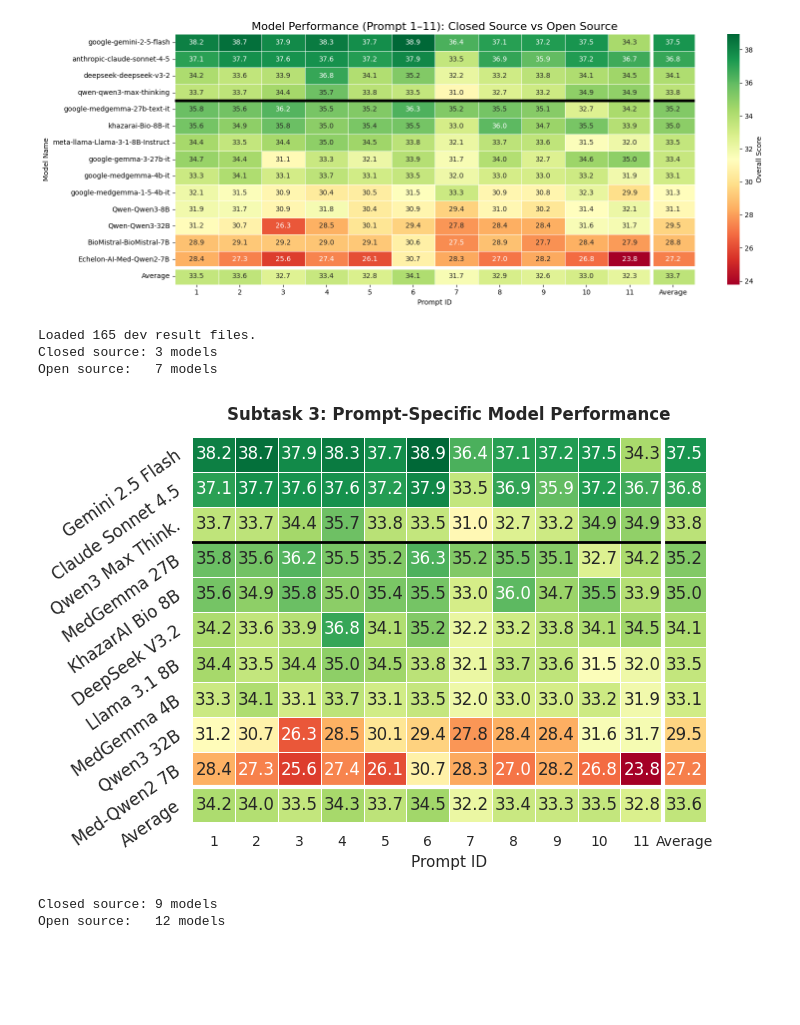
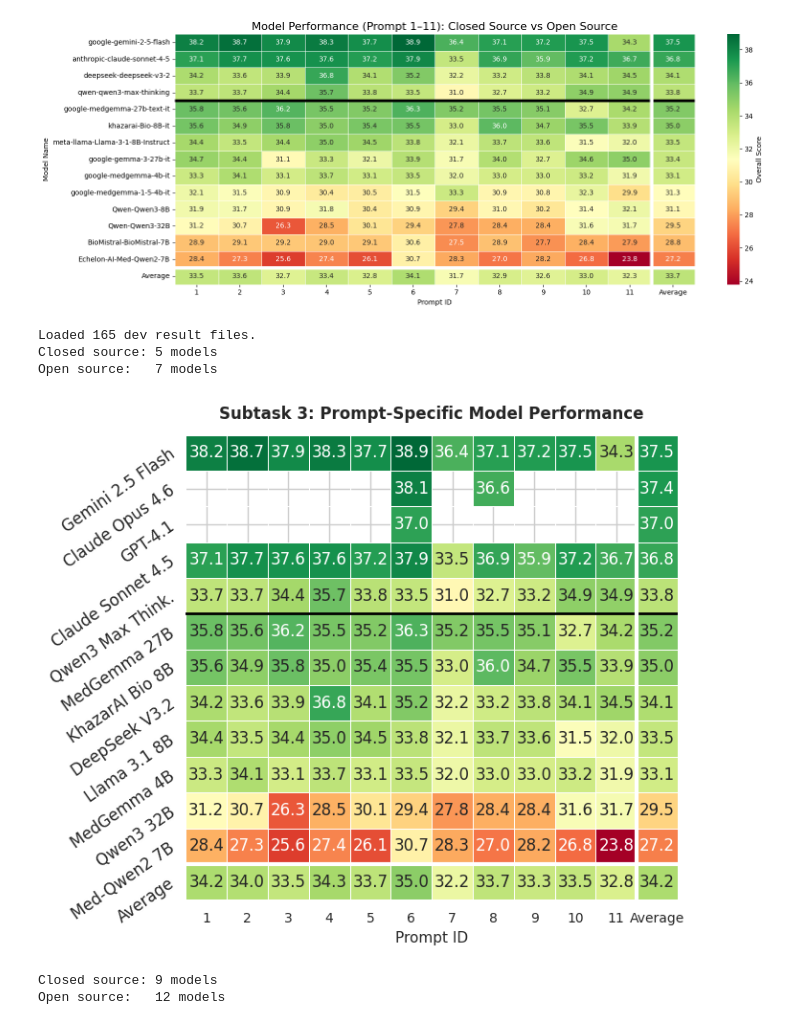
Before and after one commit to bioinformatics-ua/ArchEHR-QA-2026, a Jupyter notebook: Subtask3/inference/model_prompt_heatmap.ipynb, the cells around one changed output. Cells and saved outputs as stored; diff of their text form; code cells hidden in the pictures; blank space fills up the shorter version.

Commit message:
Heatmap final changes

```diff
--- a/Subtask3/inference/model_prompt_heatmap.ipynb
+++ b/Subtask3/inference/model_prompt_heatmap.ipynb
@@ -246,13 +246,17 @@ print(f"Loaded {len(df_dev)} dev result files.")
 
 closed_source_models = [
     'anthropic-claude-sonnet-4-5',
+
     # 'google-gemini-3-flash-preview',
     # 'x-ai-grok-4-1-fast',
     'google-gemini-3-pro-preview',
     'qwen-qwen3-max',
 
     'qwen-qwen3-max-thinking',
-    'google-gemini-2-5-flash'
+    'google-gemini-2-5-flash',
+
+    'openai-gpt-4-1',
+    'anthropic-claude-opus-4-6',
 ]
 
 open_source_models = [
@@ -284,6 +288,9 @@ model_aliases = {
     'google-medgemma-27b-text-it': 'MedGemma 27B',
     'google-medgemma-4b-it': 'MedGemma 4B',
     'Echelon-AI-Med-Qwen2-7B': 'Med-Qwen2 7B',
+
+    'anthropic-claude-opus-4-6':         'Claude Opus 4.6',
+    'openai-gpt-4-1':                    'GPT-4.1',
 }
 # ─────────────────────────────────────────────────────────────────────────────
 
@@ -320,42 +327,42 @@ print(f"Open source:   {len(open_sorted_dev)} models")
 n_closed_dev = len(closed_sorted_dev)
 
 # Slightly taller figure to accommodate larger text without overlapping
-plt.figure(figsize=(7, 5))
+plt.figure(figsize=(7, 6))
 
 # Plot heatmap (colorbar disabled)
 ax = sns.heatmap(
     pivot_dev,
     annot=True,
     fmt='.1f',
     cmap='RdYlGn',
     linewidths=0.5,
     annot_kws={"size": 12},
     cbar=False # Removes the colorbar from the right
 )
 
 # Scale down the separator lines for the smaller figure size
 ax.axhline(y=n_closed_dev, color='black', linewidth=2)
 ax.axvline(x=pivot_dev.shape[1] - 1, color='white', linewidth=3)
 ax.axhline(y=pivot_dev.shape[0] - 1, color='white', linewidth=3)
 
 # Adjust titles and labels with larger, paper-appropriate font sizes (Added "Overall Score")
 plt.title('Subtask 3: Prompt-Specific Model Performance', fontsize=12, fontweight='bold', pad=12)
 plt.ylabel('', fontsize=11)
 plt.xlabel('Prompt ID', fontsize=11)
 
 # Clean up ticks and increase their size
 plt.xticks(fontsize=10, rotation=0)
 plt.yticks(fontsize=12, rotation=35, ha='right', rotation_mode='anchor')
 
 plt.tight_layout()
 
 # Save as PDF at 300 DPI for crisp print quality
 plt.savefig('subtask3_heatmap_revised.pdf', dpi=300, bbox_inches='tight')
 # %% [output]
 Loaded 165 dev result files.
-Closed source: 3 models
+Closed source: 5 models
 Open source:   7 models
-[figure, old version]
+[figure, new version]
 # %%
 # ── All-models heatmap (Prompt IDs 1–10), divided by source type ─────────────
 RESULTS_DIR_S3 = Path('../results/test')
```
Also changed, not shown: 5 other files.
